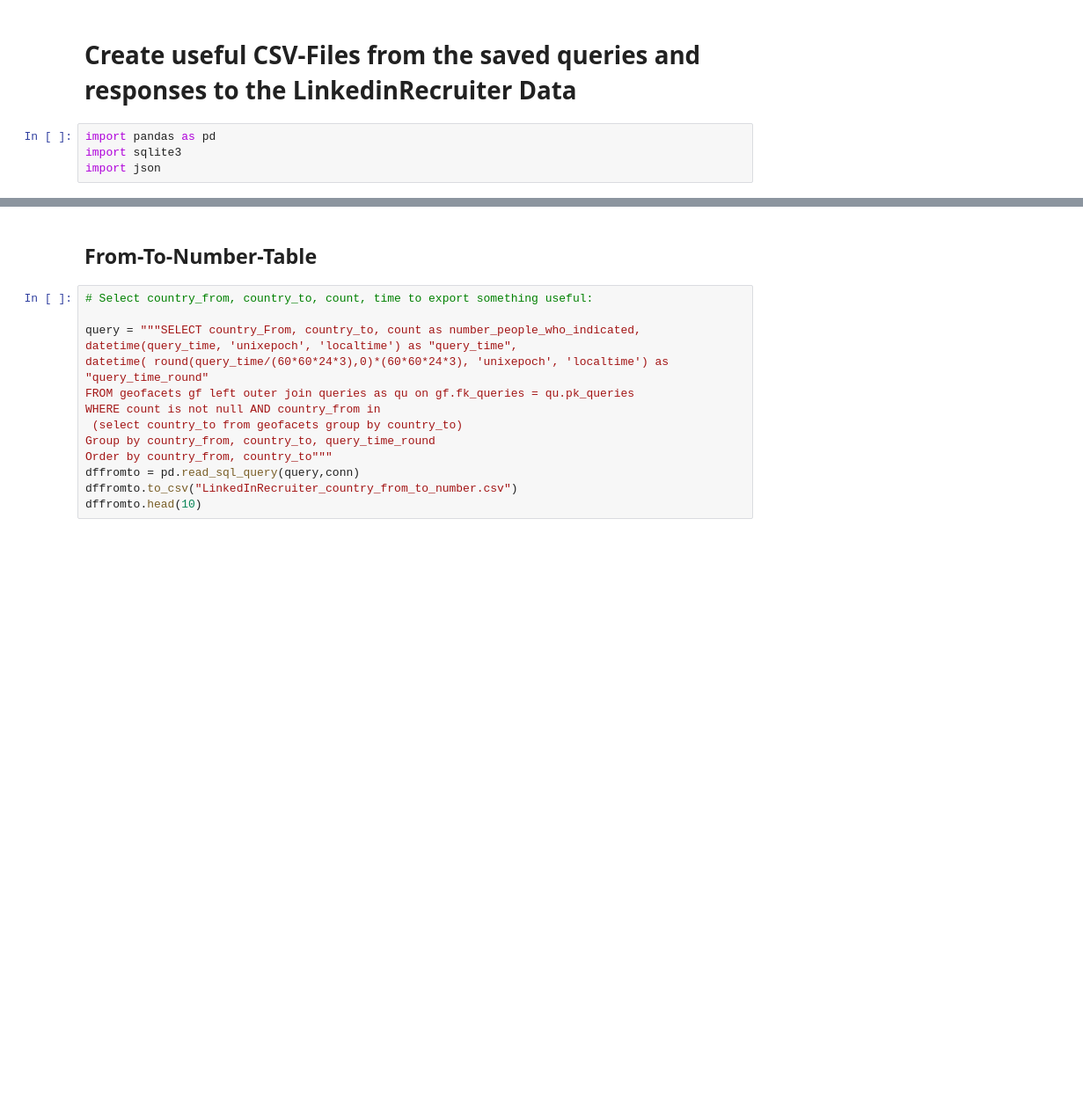
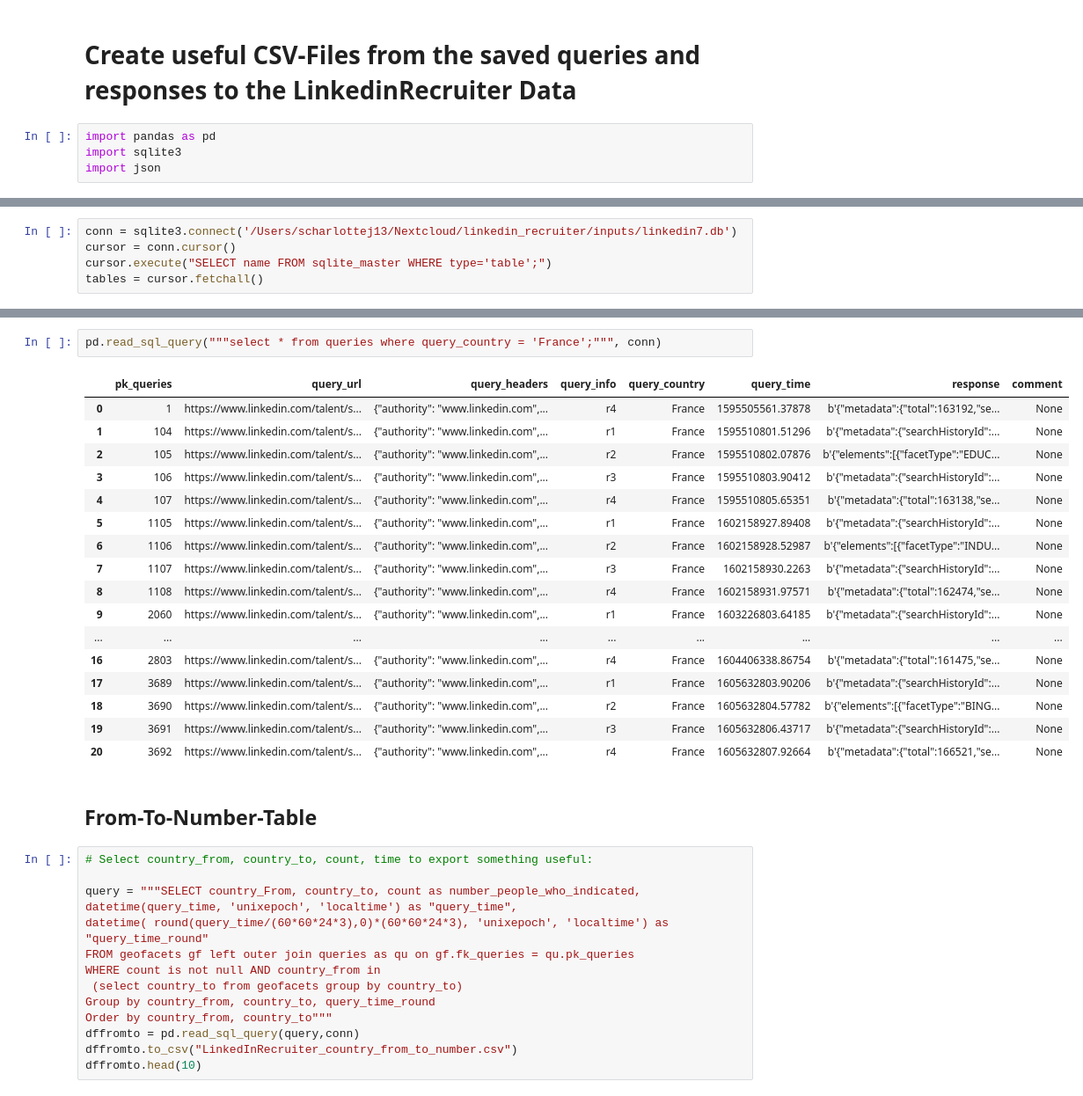
Before and after one commit to scharlottej13/linkedin_recruiter, a Jupyter notebook: LinkedInRecruiter-DB2CSV.ipynb, the cells around one changed output, grey strips where cells are left out. Shown: that part at 88% size. Cells and saved outputs as stored; diff of their text form; blank space fills up the shorter version.

```diff
--- a/LinkedInRecruiter-DB2CSV.ipynb
+++ b/LinkedInRecruiter-DB2CSV.ipynb
@@ -8,0 +7,5 @@ conn = sqlite3.connect('linkedin7.db')
+# %%
+conn = sqlite3.connect('/Users/scharlottej13/Nextcloud/linkedin_recruiter/inputs/linkedin7.db')
+cursor = conn.cursor()
+cursor.execute("SELECT name FROM sqlite_master WHERE type='table';")
+tables = cursor.fetchall()
@@ -9,3 +34,23 @@ conn = sqlite3.connect('linkedin7.db')
+# %%
+pd.read_sql_query("""select * from queries where query_country = 'France';""", conn)
+# %% [output]
+|  | pk_queries | query_url | query_headers | query_info | query_country | query_time | response | comment |
+| 0 | 1 | https://www.linkedin.com/talent/s... | {"authority": "www.linkedin.com",... | r4 | France | 1595505561.37878 | b'{"metadata":{"total":163192,"se... | None |
+| 1 | 104 | https://www.linkedin.com/talent/s... | {"authority": "www.linkedin.com",... | r1 | France | 1595510801.51296 | b'{"metadata":{"searchHistoryId":... | None |
+| 2 | 105 | https://www.linkedin.com/talent/s... | {"authority": "www.linkedin.com",... | r2 | France | 1595510802.07876 | b'{"elements":[{"facetType":"EDUC... | None |
+| 3 | 106 | https://www.linkedin.com/talent/s... | {"authority": "www.linkedin.com",... | r3 | France | 1595510803.90412 | b'{"metadata":{"searchHistoryId":... | None |
+| 4 | 107 | https://www.linkedin.com/talent/s... | {"authority": "www.linkedin.com",... | r4 | France | 1595510805.65351 | b'{"metadata":{"total":163138,"se... | None |
+| 5 | 1105 | https://www.linkedin.com/talent/s... | {"authority": "www.linkedin.com",... | r1 | France | 1602158927.89408 | b'{"metadata":{"searchHistoryId":... | None |
+| 6 | 1106 | https://www.linkedin.com/talent/s... | {"authority": "www.linkedin.com",... | r2 | France | 1602158928.52987 | b'{"elements":[{"facetType":"INDU... | None |
+| 7 | 1107 | https://www.linkedin.com/talent/s... | {"authority": "www.linkedin.com",... | r3 | France | 1602158930.2263 | b'{"metadata":{"searchHistoryId":... | None |
+| 8 | 1108 | https://www.linkedin.com/talent/s... | {"authority": "www.linkedin.com",... | r4 | France | 1602158931.97571 | b'{"metadata":{"total":162474,"se... | None |
+| 9 | 2060 | https://www.linkedin.com/talent/s... | {"authority": "www.linkedin.com",... | r1 | France | 1603226803.64185 | b'{"metadata":{"searchHistoryId":... | None |
+| ... | ... | ... | ... | ... | ... | ... | ... | ... |
+| 16 | 2803 | https://www.linkedin.com/talent/s... | {"authority": "www.linkedin.com",... | r4 | France | 1604406338.86754 | b'{"metadata":{"total":161475,"se... | None |
+| 17 | 3689 | https://www.linkedin.com/talent/s... | {"authority": "www.linkedin.com",... | r1 | France | 1605632803.90206 | b'{"metadata":{"searchHistoryId":... | None |
+| 18 | 3690 | https://www.linkedin.com/talent/s... | {"authority": "www.linkedin.com",... | r2 | France | 1605632804.57782 | b'{"elements":[{"facetType":"BING... | None |
+| 19 | 3691 | https://www.linkedin.com/talent/s... | {"authority": "www.linkedin.com",... | r3 | France | 1605632806.43717 | b'{"metadata":{"searchHistoryId":... | None |
+| 20 | 3692 | https://www.linkedin.com/talent/s... | {"authority": "www.linkedin.com",... | r4 | France | 1605632807.92664 | b'{"metadata":{"total":166521,"se... | None |
 # %% [markdown]
 ## From-To-Number-Table
 # %%
```
Also changed, not shown: parts of 3 cells of this notebook.
